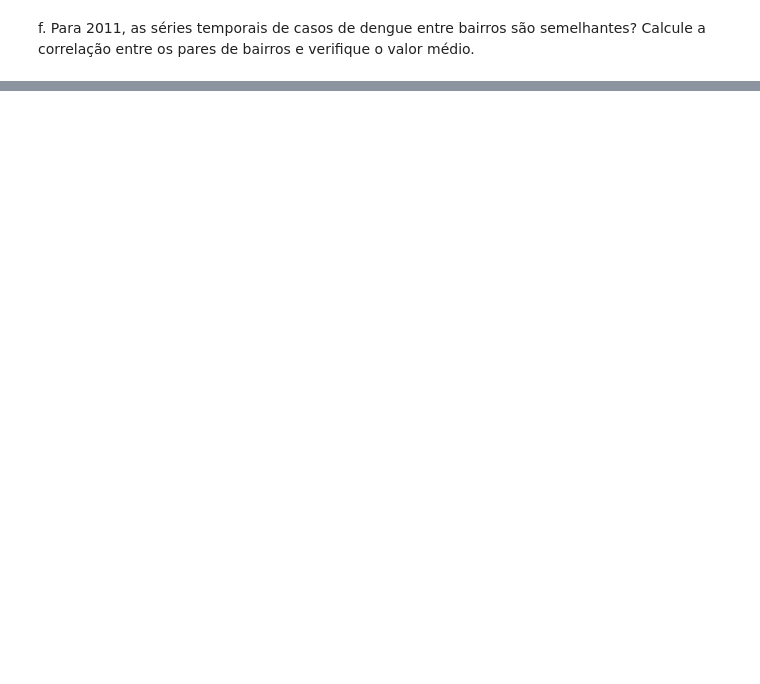
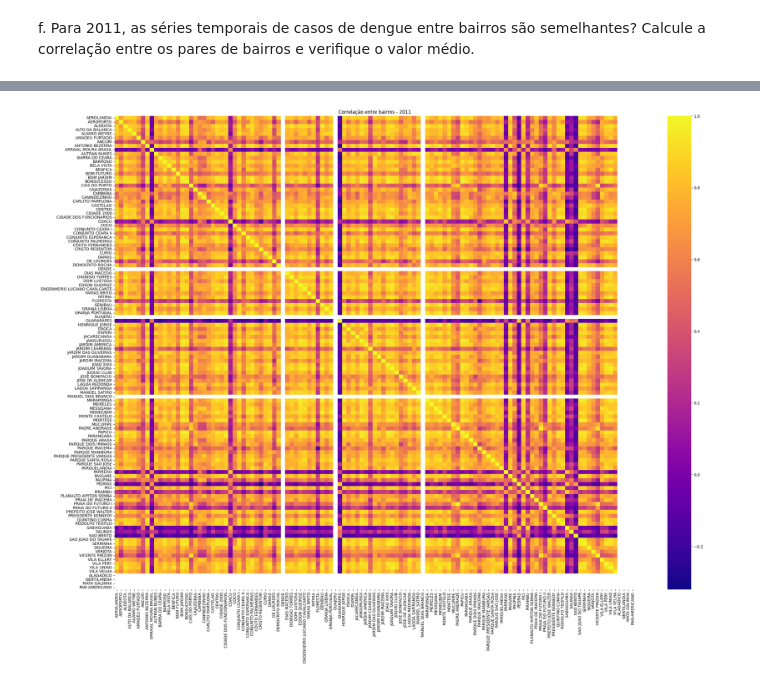
Before and after one commit to Caionascimento01/Series_Temporais, a Jupyter notebook: exercicio/EXERCICIO_2.ipynb, the cells around one changed output, grey strips where cells are left out. Drawn from its saved outputs; the diff is of its cells as text; code cells hidden in the pictures; blank space fills up the shorter version.

```diff
--- a/exercicio/EXERCICIO_2.ipynb
+++ b/exercicio/EXERCICIO_2.ipynb
@@ -164,2 +313,13 @@ from xgboost import XGBRegressor
 # %% [markdown]
 f. Para 2011, as séries temporais de casos de dengue entre bairros são semelhantes? Calcule a correlação entre os pares de bairros e verifique o valor médio.
+# %%
+# Coletando o periodo de 2011
+df_2011 = df[df['ANO'] == 2011].copy()
+
+df_2011.drop(['ANO','DATA', 'SEMANA_DO_ANO'], axis=1, inplace=True)
+
+df_sum = df_2011.sum()
+
+# Retirar valores nulos
+df_sum = df_sum[df_sum > 0]
+df_sum = df_sum.dropna().reset_index()
@@ -165,0 +334,9 @@ f. Para 2011, as séries temporais de casos de dengue entre bairros são semelha
+# %%
+# Matrix de correlação entre os bairros
+corr = df_2011.corr()
+plt.figure(figsize=(30,22))
+sns.heatmap(corr, annot=False, cmap='plasma')
+plt.title("Correlação entre bairros - 2011")
+plt.show()
+# %% [output]
+[figure, added]
```
Also changed, not shown: parts of 14 cells of this notebook, 21 other files.
